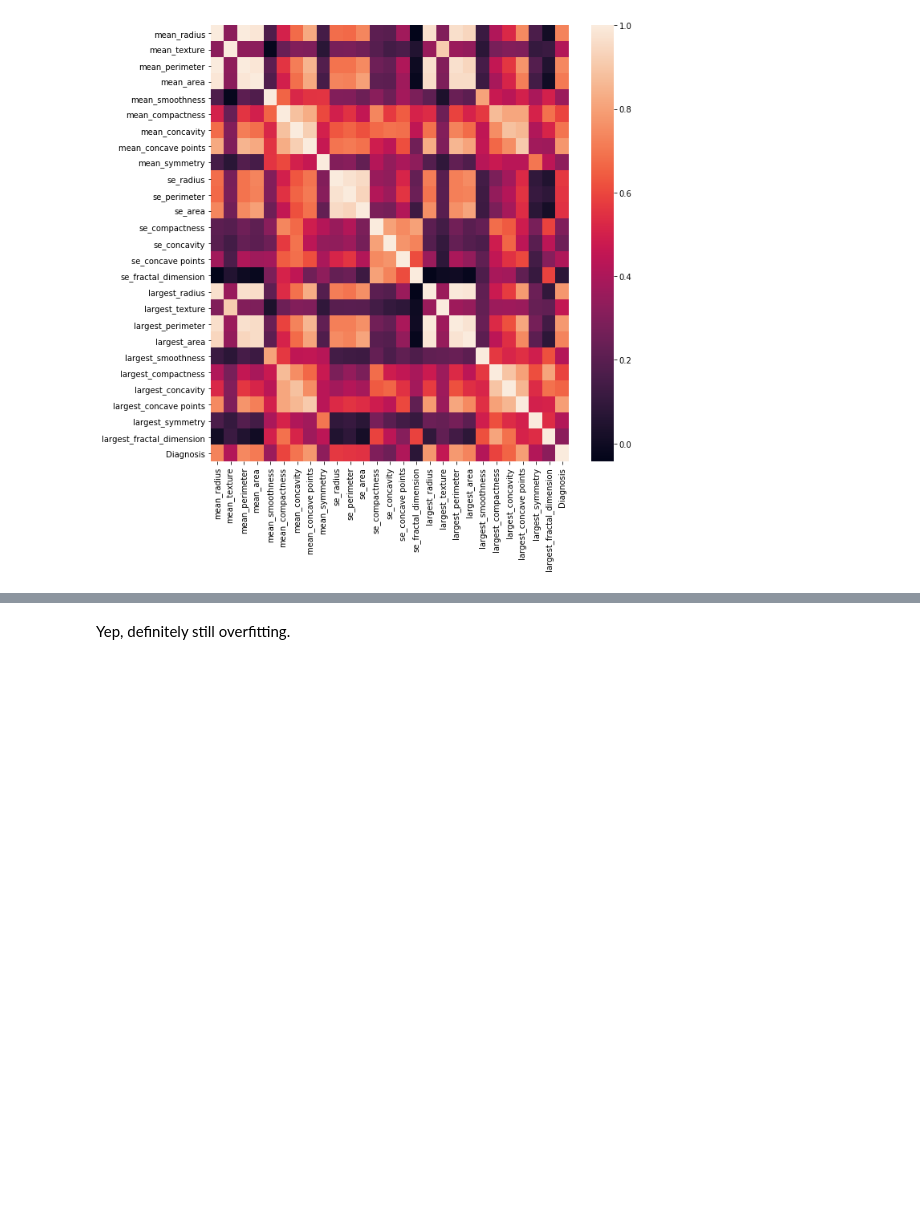
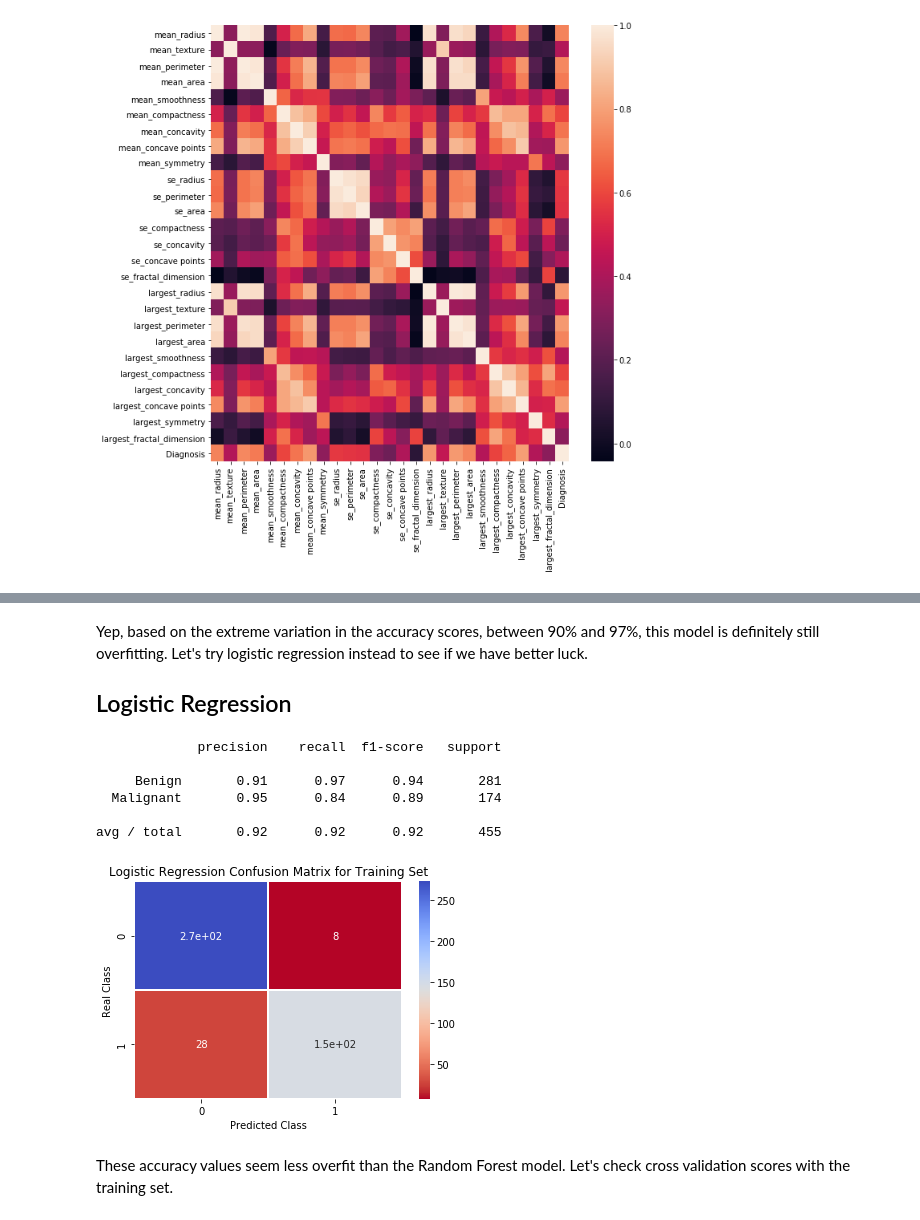
Before and after one commit to ephs08kmp/Thinkful_Challenges, a Jupyter notebook: 3.6.5 Cancer Prediction Challenge.ipynb, the cells around one changed output, grey strips where cells are left out. Saved outputs shown, nothing was run; the diff lists cells and outputs as text; code cells hidden in the pictures; blank space fills up the shorter version.

```diff
--- a/3.6.5 Cancer Prediction Challenge.ipynb
+++ b/3.6.5 Cancer Prediction Challenge.ipynb
@@ -292,2 +316,34 @@ avg / total       1.00      1.00      1.00       114
-# %% [markdown]
-Yep, definitely still overfitting.
+# %% [markdown]
+Yep, based on the extreme variation in the accuracy scores, between 90% and 97%, this model is definitely still overfitting. Let's try logistic regression instead to see if we have better luck.
+
+## Logistic Regression
+# %%
+#instantiatng and fitting logistic regression model with default values
+logR = LogisticRegression()
+logR.fit(X_train, y_train)
+y_pred_logR = logR.predict(X_train)
+
+#printing classification report
+print(classification_report(y_train, y_pred_logR, target_names=['Benign', 'Malignant']))
+
+#building confusion matrix
+conf_matrix_train_logR = confusion_matrix(y_train, y_pred_logR)
+#creating heatmap of confusion matrix
+sns.heatmap(conf_matrix_train_logR,
+           cmap='coolwarm_r',
+           annot=True,
+           linewidths=0.5)
+plt.title('Logistic Regression Confusion Matrix for Training Set')
+plt.xlabel('Predicted Class')
+plt.ylabel('Real Class')
+plt.show()
+# %% [output]
+             precision    recall  f1-score   support
+
+     Benign       0.91      0.97      0.94       281
+  Malignant       0.95      0.84      0.89       174
+
+avg / total       0.92      0.92      0.92       455
+[figure, added]
+# %% [markdown]
+These accuracy values seem less overfit than the Random Forest model.  Let's check cross validation scores with the training set.
```
Also changed, not shown: parts of 23 cells of this notebook.
